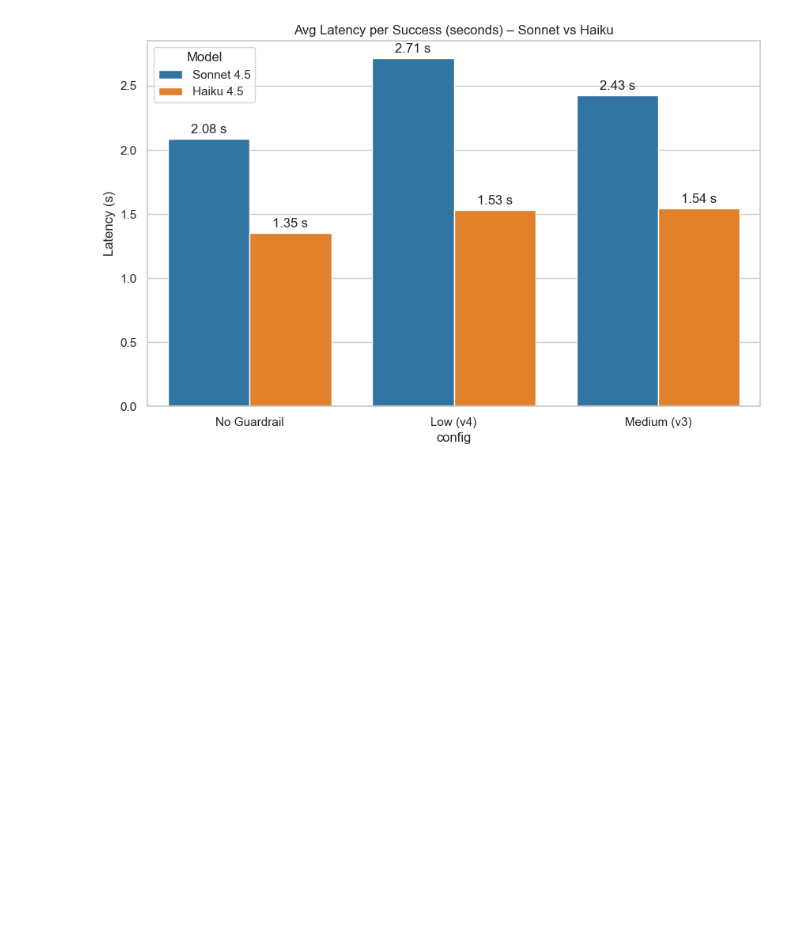
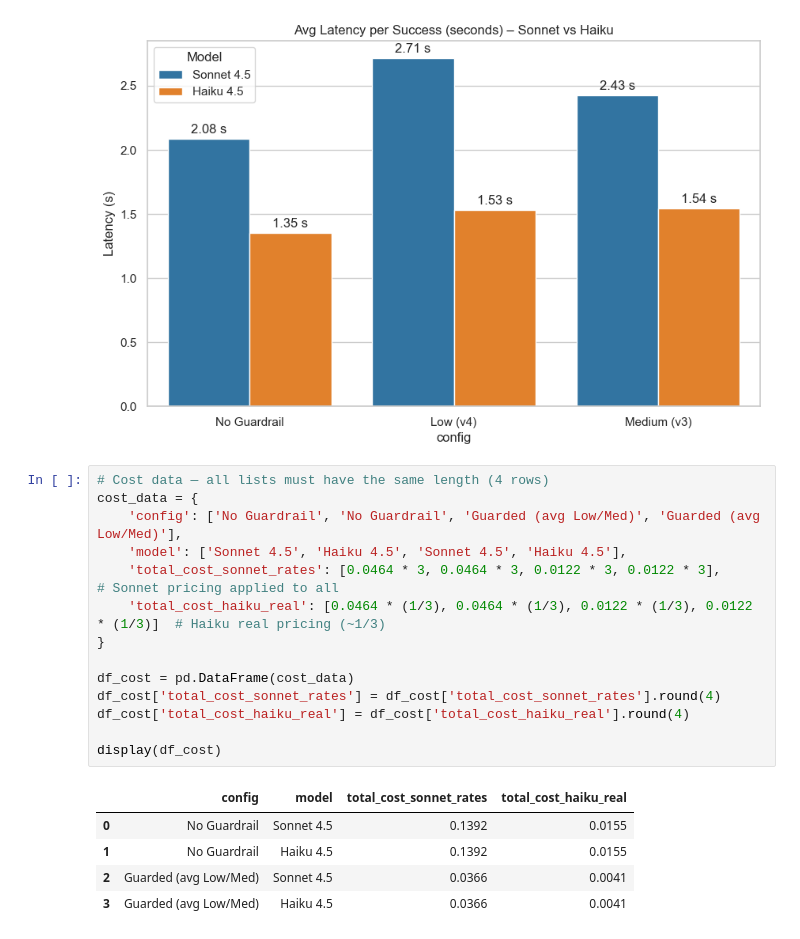
Before and after one commit to David-Macon-code/ai-reliability-lab, a Jupyter notebook: Sonnet_vs_Haiku_Guardrail_Comparison.ipynb, the cells around one changed output. Cells and saved outputs as stored; diff of their text form; blank space fills up the shorter version.

```diff
--- a/Sonnet_vs_Haiku_Guardrail_Comparison.ipynb
+++ b/Sonnet_vs_Haiku_Guardrail_Comparison.ipynb
@@ -91,3 +91,23 @@ plt.savefig('sonnet_vs_haiku_latency.png', dpi=150, bbox_inches='tight')
 plt.show()
 # %% [output]
 [figure]
+# %%
+# Cost data — all lists must have the same length (4 rows)
+cost_data = {
+    'config': ['No Guardrail', 'No Guardrail', 'Guarded (avg Low/Med)', 'Guarded (avg Low/Med)'],
+    'model': ['Sonnet 4.5', 'Haiku 4.5', 'Sonnet 4.5', 'Haiku 4.5'],
+    'total_cost_sonnet_rates': [0.0464 * 3, 0.0464 * 3, 0.0122 * 3, 0.0122 * 3],          # Sonnet pricing applied to all
+    'total_cost_haiku_real': [0.0464 * (1/3), 0.0464 * (1/3), 0.0122 * (1/3), 0.0122 * (1/3)]  # Haiku real pricing (~1/3)
+}
+
+df_cost = pd.DataFrame(cost_data)
+df_cost['total_cost_sonnet_rates'] = df_cost['total_cost_sonnet_rates'].round(4)
+df_cost['total_cost_haiku_real'] = df_cost['total_cost_haiku_real'].round(4)
+
+display(df_cost)
+# %% [output]
+|  | config | model | total_cost_sonnet_rates | total_cost_haiku_real |
+| 0 | No Guardrail | Sonnet 4.5 | 0.1392 | 0.0155 |
+| 1 | No Guardrail | Haiku 4.5 | 0.1392 | 0.0155 |
+| 2 | Guarded (avg Low/Med) | Sonnet 4.5 | 0.0366 | 0.0041 |
+| 3 | Guarded (avg Low/Med) | Haiku 4.5 | 0.0366 | 0.0041 |
```
Also changed, not shown: 3 other files.
